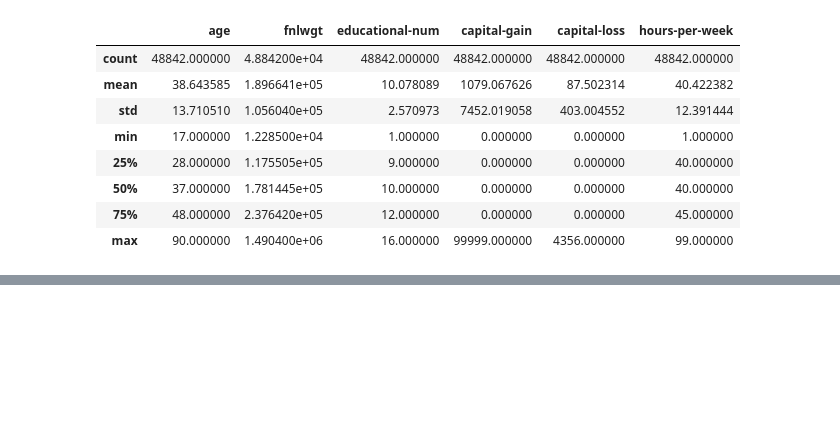
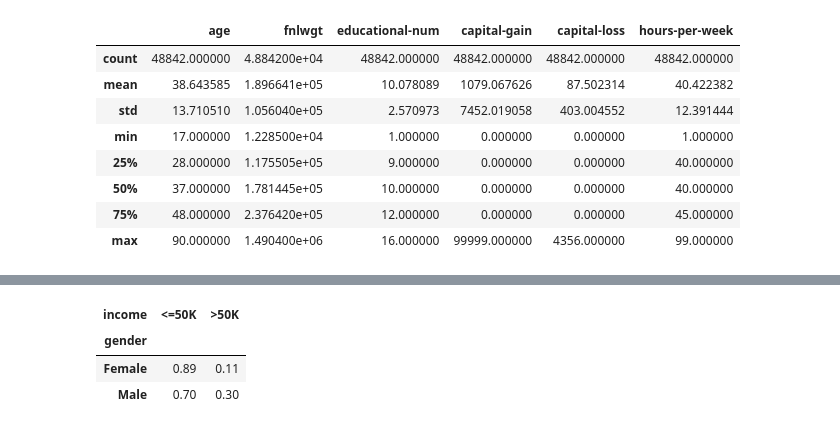
Before and after one commit to saravrajavelu/Adult-Income-Analysis, a Jupyter notebook: Adult_Income_Analysis.ipynb, the cells around one changed output, grey strips where cells are left out. Drawn from its saved outputs; the diff is of its cells as text; code cells hidden in the pictures; blank space fills up the shorter version.

```diff
--- a/Adult_Income_Analysis.ipynb
+++ b/Adult_Income_Analysis.ipynb
@@ -69,2 +86,7 @@ Name: education, dtype: int64
 # %%
-edu = pd.crosstab(adult.education, adult.income).div(pd.crosstab(adult.education, adult.income).apply(sum,1),0)
+round(pd.crosstab(adult.gender, adult.income).div(pd.crosstab(adult.gender, adult.income).apply(sum,1),0),2)
+# %% [output]
+| income | <=50K | >50K |
+| gender |  |  |
+| Female | 0.89 | 0.11 |
+| Male | 0.70 | 0.30 |
```
Also changed, not shown: parts of 6 cells of this notebook.
